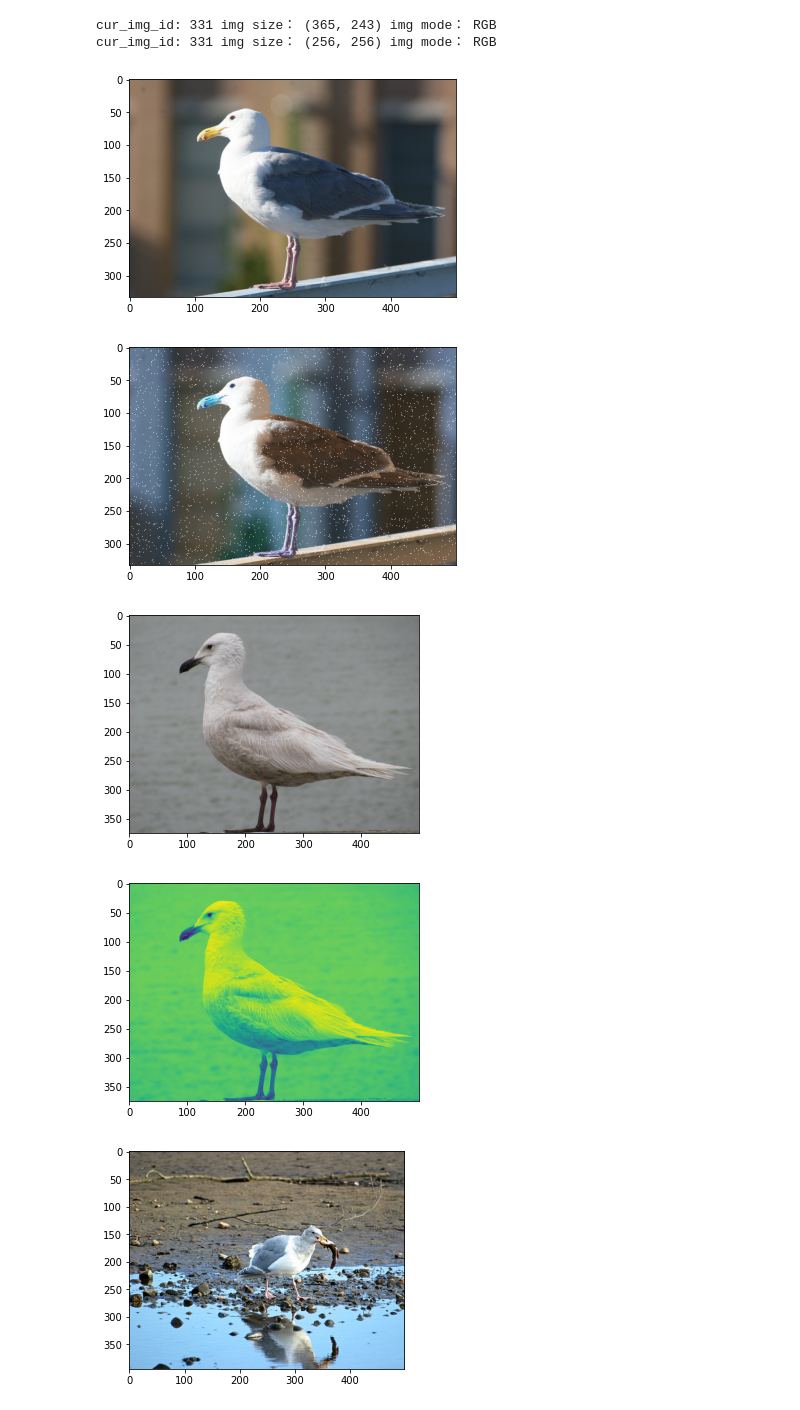
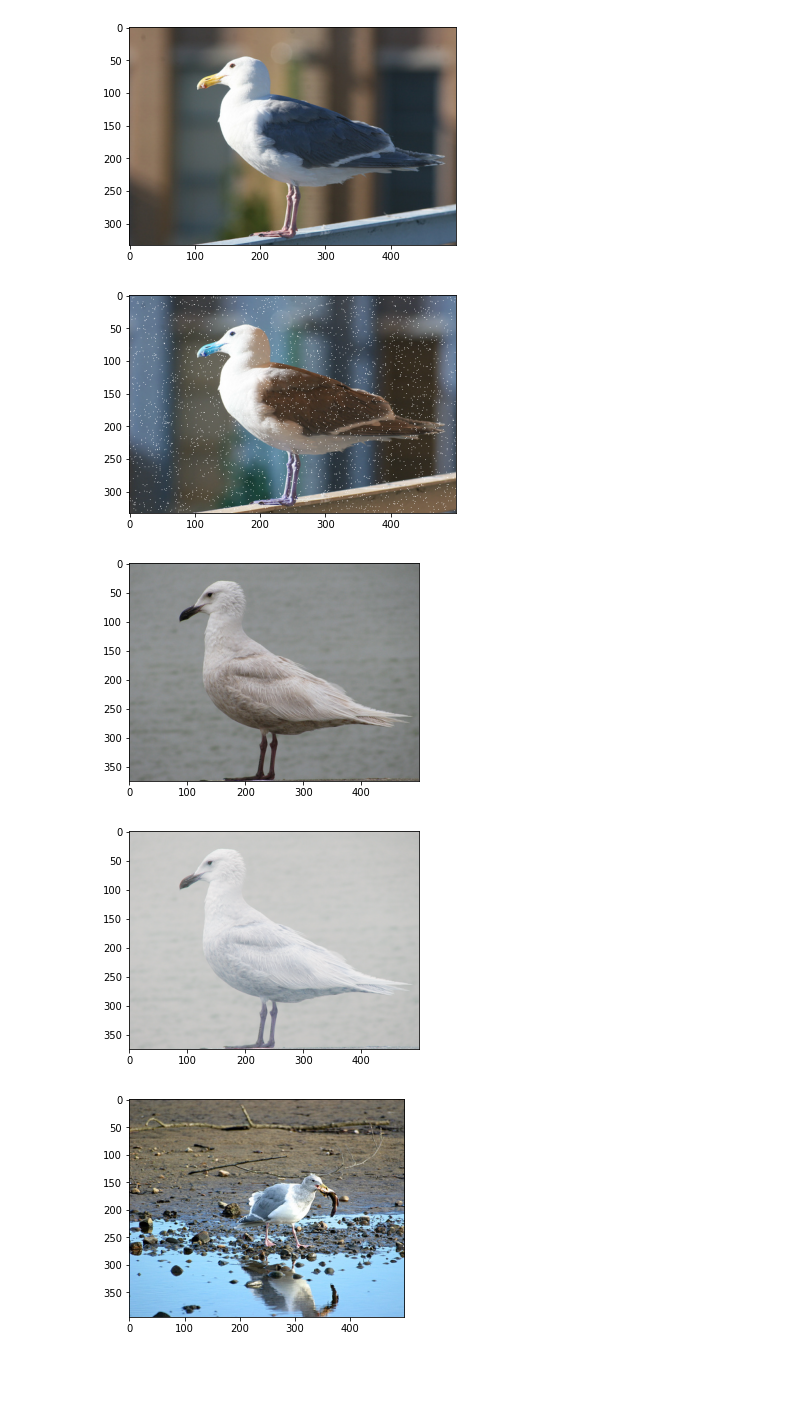
Before and after one commit to TeaWithLucas/MLBirds, a Jupyter notebook: dataset preprocessing.ipynb, the cells around one changed output. Cells and saved outputs as stored; diff of their text form; code cells hidden in the pictures; blank space fills up the shorter version.

```diff
--- a/dataset preprocessing.ipynb
+++ b/dataset preprocessing.ipynb
@@ -40,6 +34,7 @@ Checking out files: 100% (23611/23611), done.
 # %%
 img_fldr='images/'
-img_process='processed/'
+process_fldr='processed/'
+bound_fldr='bound/'
 
 def get_image_path(image_id, fldr=img_fldr):
   rows = data.images.loc[data.images.image_id == image_id]
@@ -48,6 +43,10 @@ def get_image_path(image_id, fldr=img_fldr):
 def get_image(image_id, fldr=img_fldr):
   path = get_image_path(image_id, fldr)
   return Image.open(path)
+
+def get_cv2_image(image_id, flags=None, fldr=img_fldr):
+  path = get_image_path(image_id, fldr)
+  return cv2.imread(path)
 
 def get_image_class_id(image_id):
   rows = data.image_class_labels.loc[data.images.image_id == image_id]
@@ -59,6 +58,10 @@ def get_class_name(class_id):
 
 def get_image_class_name(image_id):
   return get_class_name(get_image_class_id(test_id))
+
+def get_bounding_box(image_id):
+  rows = data.bounding_boxes.loc[data.bounding_boxes.image_id == image_id]
+  return rows
 # %%
 #testing imported data
 print(data.images)
@@ -91,13 +96,11 @@ Glaucous_winged_Gull
 #get all images under each image category and check the image size and number of joints
 def process_image_conformity():
     for img_id in data.images.image_id:
-        #new_path = os.path.join(img_process,img)
-        new_path = get_image_path(img_id,img_process)
+        new_path = get_image_path(img_id,process_fldr)
         #check if already processed
         if not os.path.exists(new_path):
           if not os.path.exists(os.path.dirname(new_path)):
             os.makedirs(os.path.dirname(new_path))
-          #cur_img = Image.open(os.path.join(img_fldr,img))
           cur_img = get_image(img_id,img_fldr)
           #picture needs resize?
           print('cur_img_id:',img_id,'img size：',cur_img.size,'img mode：',cur_img.mode)
@@ -124,13 +127,10 @@ def convertjpg(img,width=256,height=256):
 
 
 process_image_conformity()
-# %% [output]
-cur_img_id: 331 img size： (365, 243) img mode： RGB
-cur_img_id: 331 img size： (256, 256) img mode： RGB
 # %%
 #Add random noise (actually, randomly change the gray value of pixels on the image to 255, which is white)
-def random_noise(image,noise_num):
-    img = cv2.imread(image)
+def random_noise(img_id,noise_num):
+    img = get_cv2_image(img_id)
     img_noise = img
     rows, cols, chn = img_noise.shape
     for i in range(noise_num):
@@ -141,25 +141,25 @@ def random_noise(image,noise_num):
 
 for img_id in data.images.image_id[3456:3457]:
     plt_img(get_image(img_id))
-    img_noise=random_noise(get_image_path(img_id),3000)
+    img_noise=random_noise(img_id,3000)
     plt_img(img_noise)
 # %% [output]
 [figure]
-[figure, old version]
+[figure, new version]
 # %%
-def gamma_transform(image):
-    img = cv2.imread(image, 0)
+def gamma_transform(img_id):
+    img = get_cv2_image(img_id,0)
     fi = img / 255.0
     gamma = 0.4
     out_img = np.power(fi, gamma)
     return out_img
 
 for img_id in data.images.image_id[3474:3475]:
     plt_img(get_image(img_id))
-    gamma_img=gamma_transform(get_image_path(img_id))
+    gamma_img=gamma_transform(img_id)
     plt_img(gamma_img)
 # %% [output]
 [figure]
-[figure, old version]
+[figure, new version]
 # %%
 def pic_transpose(image):
```
Also changed, not shown: parts of 21 cells of this notebook.
